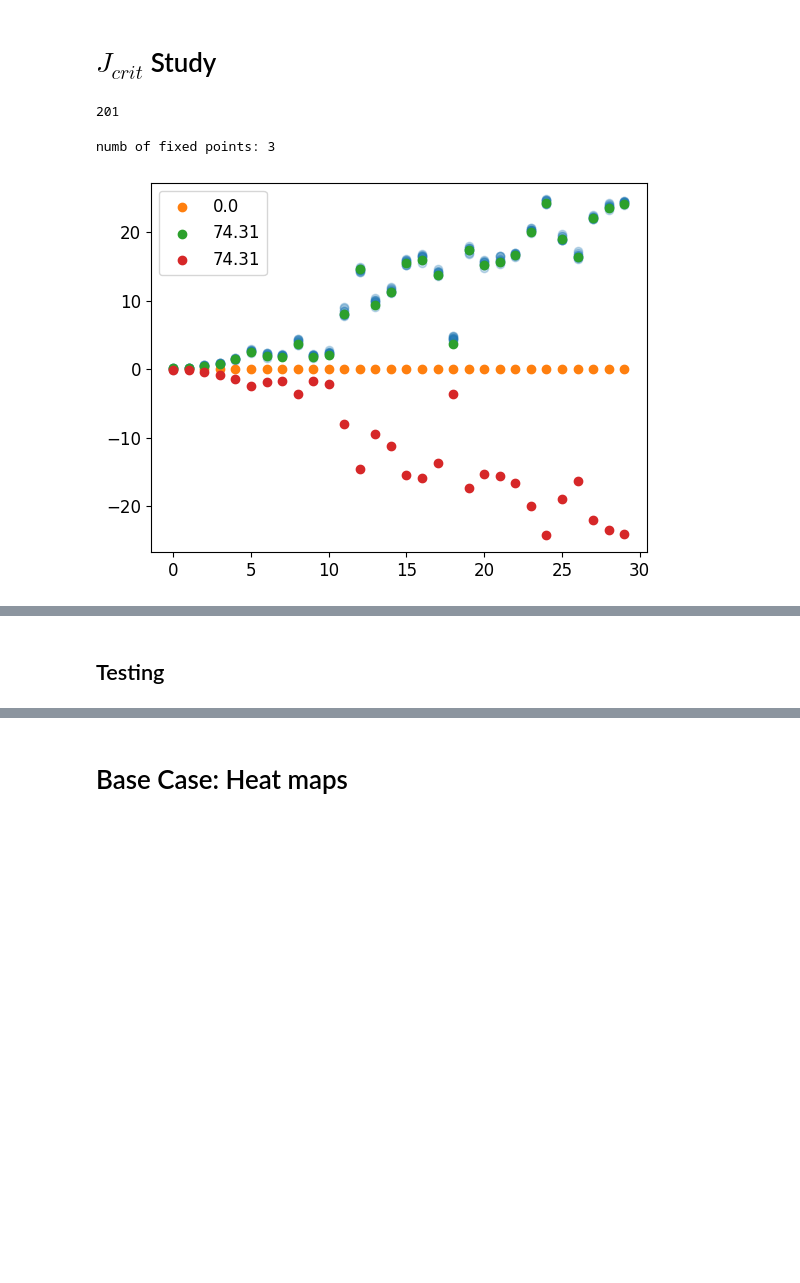
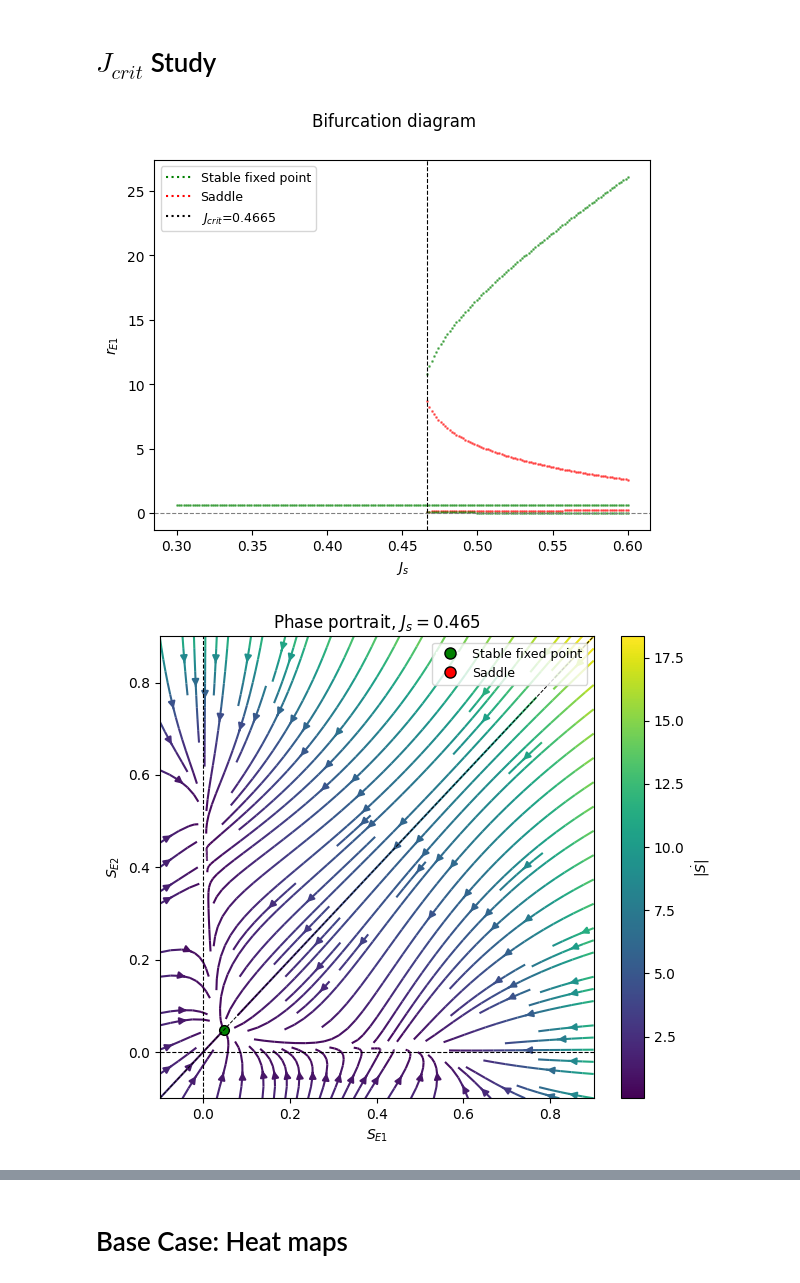
Before and after one commit to Davide537/Mathematical-Models, a Jupyter notebook: WM Model/Aging model.ipynb, the cells around one changed output, grey strips where cells are left out. Saved outputs shown, nothing was run; the diff lists cells and outputs as text; code cells hidden in the pictures; blank space fills up the shorter version.

```diff
--- a/WM Model/Aging model.ipynb
+++ b/WM Model/Aging model.ipynb
@@ -901,7 +904,7 @@ class Analytical_Search(BuildModel):
                     S = sol.x
                     if np.all(S > -1e-6) and np.all(S < 1.5):
                         if not any(np.max(np.abs(S - prev)) < tol for prev in solutions):
-                            solutions.append(S); R.append(Phi(I(S)))
+                            solutions.append(S); R.append(Phi(I_fn(S)))
                             eigval = np.linalg.eigvals(Jac(S))
                             eig.append(eigval)
 
@@ -930,15 +933,15 @@ class Analytical_Search(BuildModel):
         FB = -SB/self.tau_NMDA + self.gamma*(1-SB)*rB
         return FA, FB
 
-    def plot_phase_portrait(self, Js, n=30, ax=None):
-        SA_vals = np.linspace(-0.1, 0.9, n)
-        SB_vals = np.linspace(-0.1, 0.9, n)
+    def plot_phase_portrait(self, Js, ax=None):
+        SA_vals = np.linspace(-0.1, 0.9, self.num_areas)
+        SB_vals = np.linspace(-0.1, 0.9, self.num_areas)
         SA_grid, SB_grid = np.meshgrid(SA_vals, SB_vals)
         FA_grid = np.zeros_like(SA_grid)
         FB_grid = np.zeros_like(SA_grid)
 
-        for i in range(n):
-            for j in range(n):
+        for i in range(self.num_areas):
+            for j in range(self.num_areas):
                 FA_grid[i,j], FB_grid[i,j] = self.field(SA_grid[i,j], SB_grid[i,j], Js)
 
         if ax is None:
@@ -967,6 +970,7 @@ class Analytical_Search(BuildModel):
                 markeredgecolor='k', markersize=8, label='Saddle'),
         ]
         ax.legend(handles=legend_elements, loc='upper right', fontsize=9)
+        plt.savefig(f'Fig/phase_portrait_{Js}.svg', dpi=150, bbox_inches='tight')
         return ax
 
     def fixedpoint_computation_all(self, tol=1e-5):
@@ -1028,9 +1032,6 @@ class Analytical_Search(BuildModel):
 
         # Set up rootfinding
 
-        # seeds = np.load(r'data\saved_seeds.npz')
-        # seeds_arr = np.vstack([seeds['seeds'], np.zeros((1, 90))])
-        # print(seeds_arr.shape)
 
         seeds = []
         seeds.append(np.zeros(3*n))
@@ -1067,66 +1068,51 @@ class Analytical_Search(BuildModel):
             if np.any(eigval.real > 0): # unstable fixe point
                 # print('unstable')
                 continue
-
+            # TODO do symmetric trick here
             S.append(s); R.append(r)
 
         return S, R
 
-
-def bifucation_plot(range=[0.3,0.8]):
+def bifucation_plot(range=[0.3,0.6]):
         Js_list = np.round(np.linspace(range[0],range[1], 201),4)
 
         fig, ax = plt.subplots()
         Setup = Analytical_Search()
         J_crit = 0
         for Js in Js_list:
             S, R, E = Setup.fixedpoint_computation(Js)
             if len((R)) > 1 and J_crit == 0:
                 J_crit = Js
             for i,rates in enumerate(R):
                     ax.scatter(Js, rates[0], color='green' if np.all(E[i].real < 0) else 'red', alpha=0.5,s=1)
 
         ax.axhline(0, color='gray', linestyle='--', linewidth=0.8)
-        ax.axvline(J_crit,color='k', linestyle='--', linewidth=0.8, label=rf'$J_{{crit}}$={J_crit}')
+        ax.axvline(J_crit,color='k', linestyle='--', linewidth=0.8)
 
         ax.set_xlabel("$J_s$")
         plt.legend()
         plt.suptitle('Bifurcation diagram')
         ax.set_ylabel("$r_{E1}$")
         # plt.ylim(-0.25, 1)
+        legend_elements = [
+            Line2D([0], [0], color='green', linestyle=':',
+                markersize=8, label='Stable fixed point'),
+            Line2D([0], [0], color='red', linestyle=':',
+                markersize=8, label='Saddle'),
+            Line2D([0], [0], color='k', linestyle=':',
+                 markersize=8, label=rf'$J_{{crit}}$={J_crit}'),
+        ]
+        ax.legend(handles=legend_elements, loc='upper left', fontsize=9)
+        plt.savefig('Fig/bifucation.svg', dpi=150, bbox_inches='tight')
         plt.show()
 
 
 
-# Jmaxes = [0.23, 0.26, 0.468, 0.29, 0.45]
-# Gs = [0.5, 0.48, 0.21, 0.46, 0.42]
-# Jmaxes =  [0.467, 0.466, 0.468, 0.49, 0.475]
-# Gs     =  [0.5,   0.48,  0.21,  0.46, 0.42]
+bifucation_plot()
 
-# Jmaxes =  [ 0.26 ]
-# Gs = [ 0.48 ]
-
-# for J_max, G in zip(Jmaxes,Gs):
-#     Setup = Analytical_Search(G=G, J_max=J_max)
-#     S,R = Setup.fixedpoint_computation_all()
-#     print(f'numb of fixed points: {len(S)}')
-#     B = BuildModel(G=G, J_max=J_max)
-#     B.runsim(trials=10, trial_length=10, stim=[4,4.5, 3, 'V1'])
-#     # print(f'{B.R.shape[0]/10} timesteps = 1s')
-#     R_mean = B.R[-10:].mean(axis=0)
-
-#     R_mt = R_mean.mean(axis=1)
-#     for R_mt in R_mean.T:
-#         R_act = R_mt[:30] - R_mt[30:60]
-#         plt.scatter(range(30), R_act, alpha=0.25, color='tab:blue')
-
-#     for i,r in enumerate(R):
-#         r_anal =  r[:30] - r[30:60]
-#         plt.scatter(range(30), r_anal, label=f'{np.round(np.linalg.norm(r_anal),2)}', color=f'C{(i % 9) + 1}')
-
-#     plt.legend()
-#     plt.show()
+Set = Analytical_Search()
+for Js in [0.465, 0.466]:
+    Set.plot_phase_portrait(Js)
 # %% [output]
-201
-numb of fixed points: 3
-[figure, old version]
+[figure, new version]
+[figure, added]
@@ -1133,2 +1119,0 @@ numb of fixed points: 3
-# %% [markdown]
-## Testing
```
Also changed, not shown: parts of 12 cells of this notebook, 11 other files.
